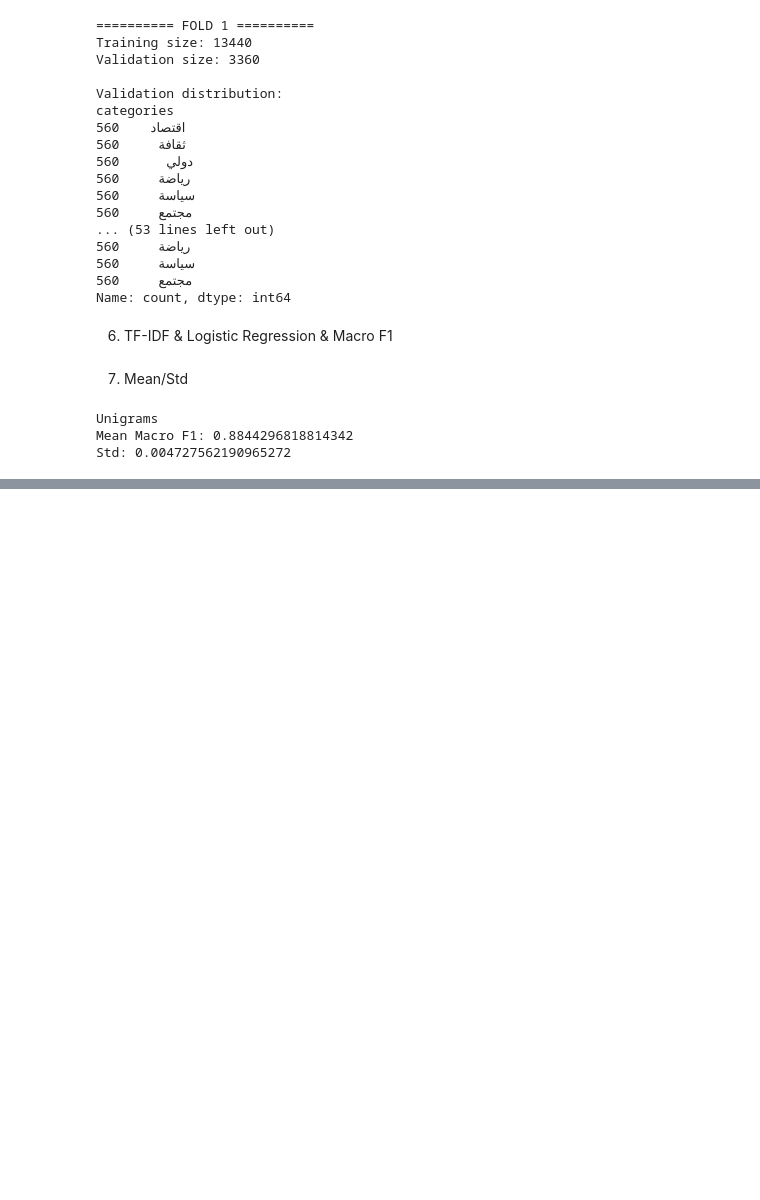
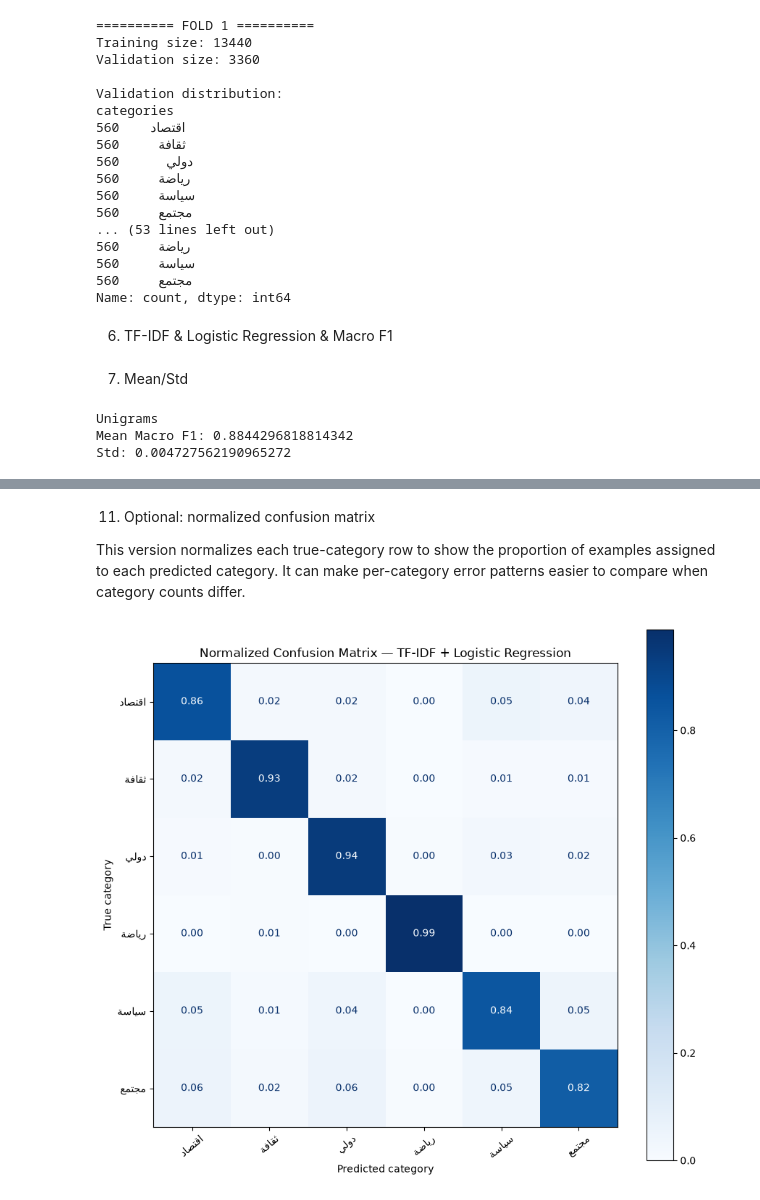
Before and after one commit to kaouchounesalah-eddine-ux/arabic-news-classification, a Jupyter notebook: notebooks/03_baseline_tfidf.ipynb, the cells around one changed output, grey strips where cells are left out. Drawn from its saved outputs; the diff is of its cells as text; code cells hidden in the pictures; blank space fills up the shorter version.

```diff
--- a/notebooks/03_baseline_tfidf.ipynb
+++ b/notebooks/03_baseline_tfidf.ipynb
@@ -214,0 +373,31 @@ CUDA available: False
+# %% [markdown]
+11. Optional: normalized confusion matrix
+
+This version normalizes each true-category row to show the proportion of examples assigned to each predicted category. It can make per-category error patterns easier to compare when category counts differ.
+# %%
+cm_normalized = confusion_matrix(
+    y_test,
+    y_pred,
+    labels=class_names,
+    normalize="true"
+)
+
+fig, ax = plt.subplots(figsize=(9, 8))
+display = ConfusionMatrixDisplay(
+    confusion_matrix=cm_normalized,
+    display_labels=class_names
+)
+display.plot(
+    ax=ax,
+    cmap="Blues",
+    values_format=".2f",
+    xticks_rotation=40,
+    colorbar=True
+)
+ax.set_title("Normalized Confusion Matrix — TF-IDF + Logistic Regression")
+ax.set_xlabel("Predicted category")
+ax.set_ylabel("True category")
+plt.tight_layout()
+plt.show()
+# %% [output]
+[figure, added]
```
Also changed, not shown: parts of 9 cells of this notebook, 2 other files.
